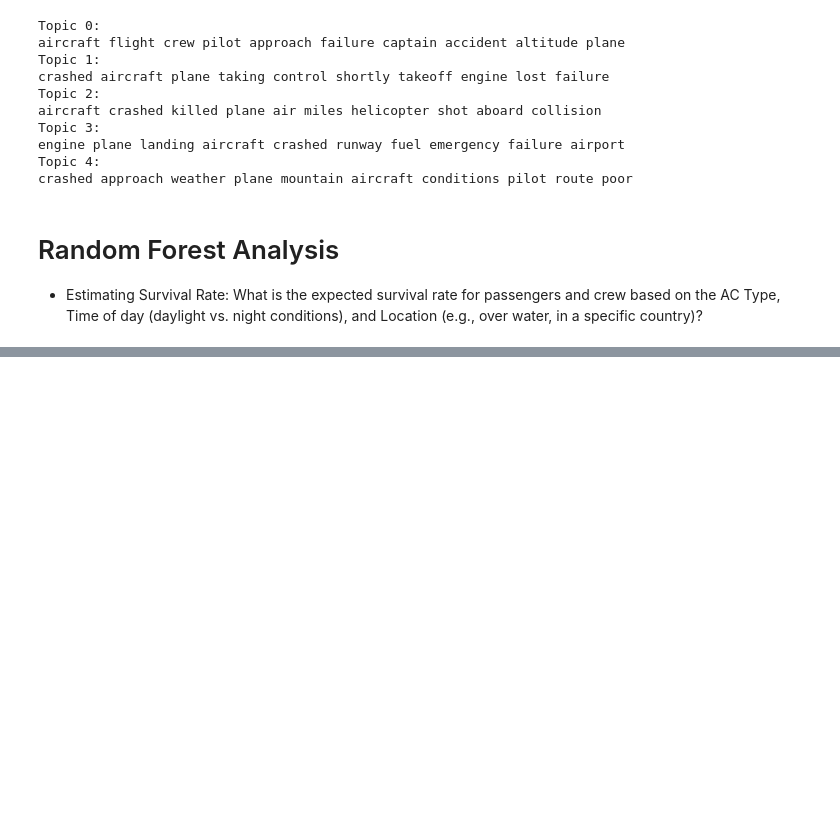
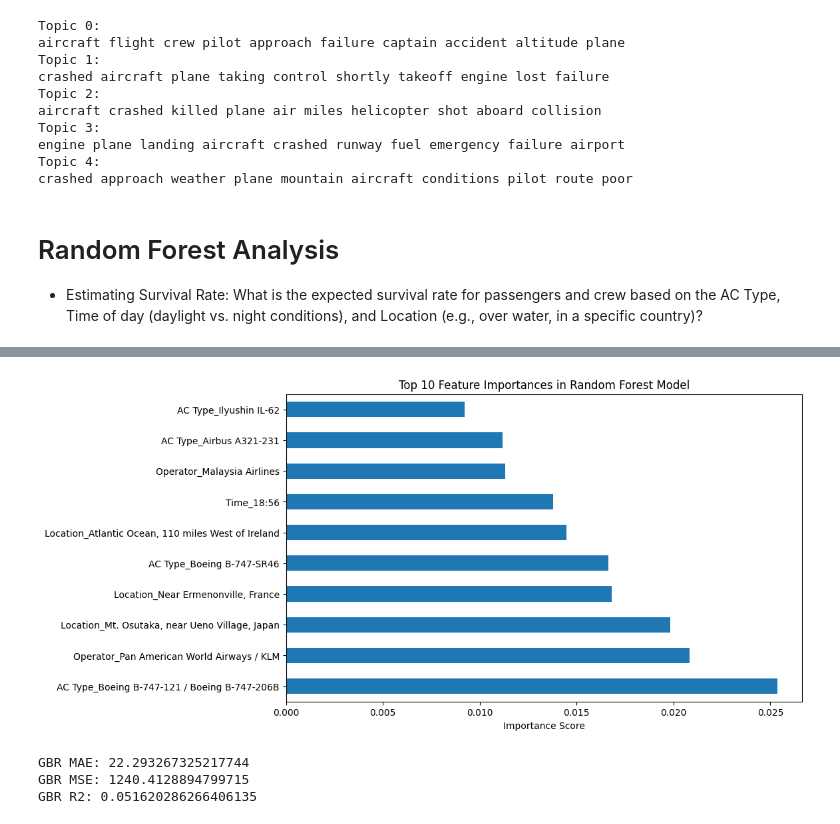
Before and after one commit to Angela-Mukulu-Mwanzia/Aviation-Fatality-Analysis-Project, a Jupyter notebook: Airline_Analysis_Updated.ipynb, the cells around one changed output, grey strips where cells are left out. Cells and saved outputs as stored; diff of their text form; code cells hidden in the pictures; blank space fills up the shorter version.

```diff
--- a/Airline_Analysis_Updated.ipynb
+++ b/Airline_Analysis_Updated.ipynb
@@ -414,17 +477,27 @@ crashed approach weather plane mountain aircraft conditions pilot route poor
 from sklearn.ensemble import RandomForestRegressor
 from sklearn.model_selection import train_test_split
 from sklearn.metrics import mean_squared_error, r2_score, mean_absolute_error, classification_report, confusion_matrix, accuracy_score, precision_score, recall_score, f1_score, roc_auc_score, roc_curve, auc, confusion_matrix, classification_report
+from sklearn.metrics import mean_squared_error, r2_score, mean_absolute_error
 
 # Prepare the data for modeling
-X = data[['Operator', 'AC Type', 'Ground', 'Time', 'Location', 'Country']]  # Example features
-y = data['Fatalities']
+# Random Forest to predict fatalities based on features like 'Operator', 'Aircraft Type', etc.
+
+# Prepare the data for modeling
+feature_cols = ['Operator', 'AC Type', 'Ground', 'Time', 'Location', 'Country']
+mask = data[feature_cols + ['Fatalities']].notnull().all(axis=1)
+X = data.loc[mask, feature_cols]
+y = data.loc[mask, 'Fatalities']
+
 # Handle categorical variables (e.g., using one-hot encoding)
 X = pd.get_dummies(X, drop_first=True)
+
 # Split the data into training and testing sets
 X_train, X_test, y_train, y_test = train_test_split(X, y, test_size=0.2, random_state=42)
+
 # Train the Random Forest model
-model = RandomForestRegressor(n_estimators=100, n_jobs=-1, verbose=1,random_state=42)
+model = RandomForestRegressor(n_estimators=100, n_jobs=-1, verbose=1, random_state=42)
 model.fit(X_train, y_train)
+
 # Make predictions and evaluate the model
 y_pred = model.predict(X_test)
 print("Mean Absolute Error:", mean_absolute_error(y_test, y_pred))
@@ -457,0 +531,57 @@ dtype: float64
+# %%
+# Interpretation of Random Forest Results for Fatalities Prediction
+
+# The Random Forest model was trained to predict 'Fatalities' using features: 'Operator', 'AC Type', 'Ground', 'Time', 'Location', 'Country'.
+
+# Model Performance Metrics:
+# - Mean Absolute Error (MAE): Measures average absolute difference between predicted and actual fatalities. Lower is better.
+# - Mean Squared Error (MSE): Penalizes larger errors more. Lower is better.
+# - R-squared: Proportion of variance in fatalities explained by the model. Closer to 1 is better (e.g., 0.8 means 80% variance explained).
+
+# From the output:
+# - If MAE is low (e.g., <10), predictions are reasonably accurate on average.
+# - If R-squared is high (e.g., >0.7), the model captures most of the variability in fatalities.
+# - If R-squared is low, consider adding more features or refining the model.
+
+# Feature Importance:
+# - Indicates which features contribute most to predicting fatalities.
+# - Top features (e.g., 'AC Type', 'Operator') suggest aircraft type and operator are key risk factors.
+# - 'Ground' (ground fatalities) and 'Country' might highlight regional or operational risks.
+# - 'Time' and 'Location' could show temporal or geographic patterns.
+
+# Recommendations:
+# - Focus safety improvements on high-importance features (e.g., certain aircraft types or operators).
+# - Validate with cross-validation or additional metrics like RMSE.
+# - Consider hyperparameter tuning (e.g., n_estimators) for better performance.
+
+# Optional: Visualize feature importance
+import matplotlib.pyplot as plt
+feature_importance = pd.Series(model.feature_importances_, index=X.columns).sort_values(ascending=False)
+plt.figure(figsize=(10, 6))
+feature_importance.head(10).plot(kind='barh')
+plt.title('Top 10 Feature Importances in Random Forest Model')
+plt.xlabel('Importance Score')
+plt.show()
+# %% [output]
+[figure, added]
+# %%
+from sklearn.ensemble import GradientBoostingRegressor
+from sklearn.metrics import mean_absolute_error, mean_squared_error, r2_score
+
+gbr = GradientBoostingRegressor(
+    n_estimators=200,
+    learning_rate=0.05,
+    max_depth=5,
+    random_state=42
+)
+
+gbr.fit(X_train, y_train)
+y_pred_gbr = gbr.predict(X_test)
+
+print("GBR MAE:", mean_absolute_error(y_test, y_pred_gbr))
+print("GBR MSE:", mean_squared_error(y_test, y_pred_gbr))
+print("GBR R2:", r2_score(y_test, y_pred_gbr))
+# %% [output]
+GBR MAE: 22.293267325217744
+GBR MSE: 1240.4128894799715
+GBR R2: 0.051620286266406135
```
Also changed, not shown: parts of 6 cells of this notebook.
